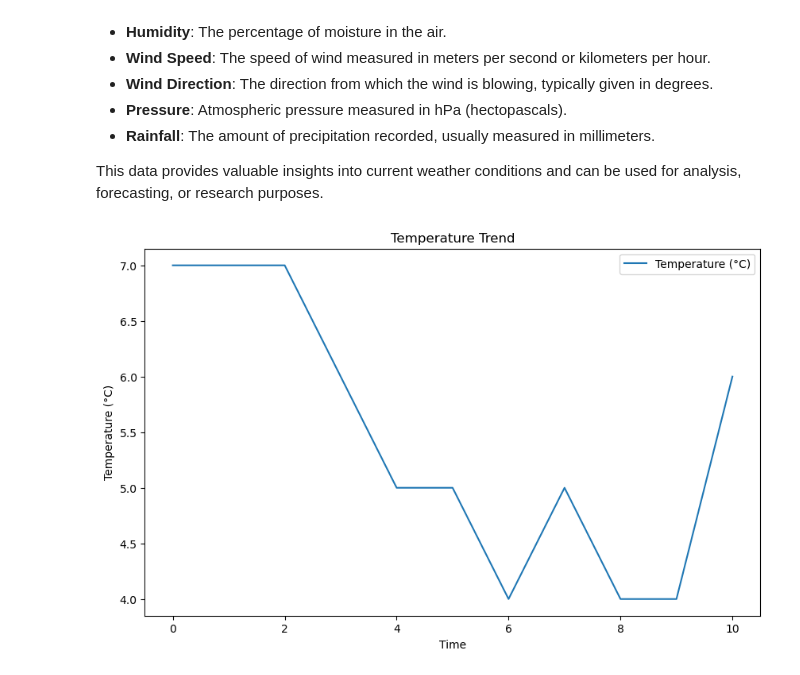
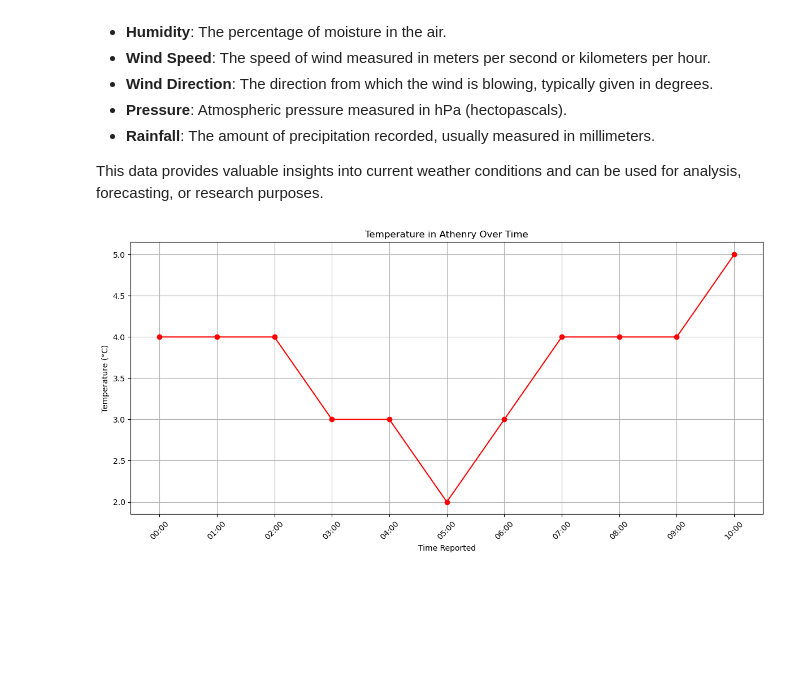
Before and after one commit to kronos164/computer-infrastructure, a Jupyter notebook: weather.ipynb, the cells around one changed output. Saved outputs shown, nothing was run; the diff lists cells and outputs as text; code cells hidden in the pictures; blank space fills up the shorter version.

```diff
--- a/weather.ipynb
+++ b/weather.ipynb
@@ -121,0 +121,19 @@ weather_data.head()
+# %%
+# Load the JSON file into a pandas DataFrame
+file_directory = r".\data\weather"
+
+# Get the list of files in the directory
+files = os.listdir(file_directory)
+
+# Filter out only JSON files
+json_files = [f for f in files if f.endswith('.json')]
+
+# Get the newest file based on the timestamp in the filename
+newest_file = max(json_files, key=lambda x: os.path.getctime(os.path.join(file_directory, x)))
+
+# Load the JSON file into a pandas DataFrame
+file_name = newest_file
+weather_data = pd.read_json(os.path.join(file_directory, file_name))
+
+# Display the first few rows of the data
+weather_data.head()
@@ -168,14 +208,15 @@ The weather data file contains observations from Met Éireann's Athenry weather
 
 This data provides valuable insights into current weather conditions and can be used for analysis, forecasting, or research purposes.
 # %%
-# Plot temperature over time (if there's a time-related field)
-if 'temperature' in weather_data.columns:
-    plt.figure(figsize=(10, 6))
-    plt.plot(weather_data['temperature'], label='Temperature (°C)')
-    plt.title('Temperature Trend')
-    plt.xlabel('Time')
-    plt.ylabel('Temperature (°C)')
-    plt.legend()
-    plt.show()
+# Plot temperature over time
+plt.figure(figsize=(12, 6))
+plt.plot(weather_data['reportTime'], weather_data['temperature'], marker='o', color='red')
+plt.title('Temperature in Athenry Over Time')
+plt.xlabel('Time Reported')
+plt.ylabel('Temperature (°C)')
+plt.xticks(rotation=45)
+plt.grid(True)
+plt.tight_layout()
+plt.show()
 # %% [output]
-[figure, old version]
+[figure, new version]
```
Also changed, not shown: parts of 24 cells of this notebook.
